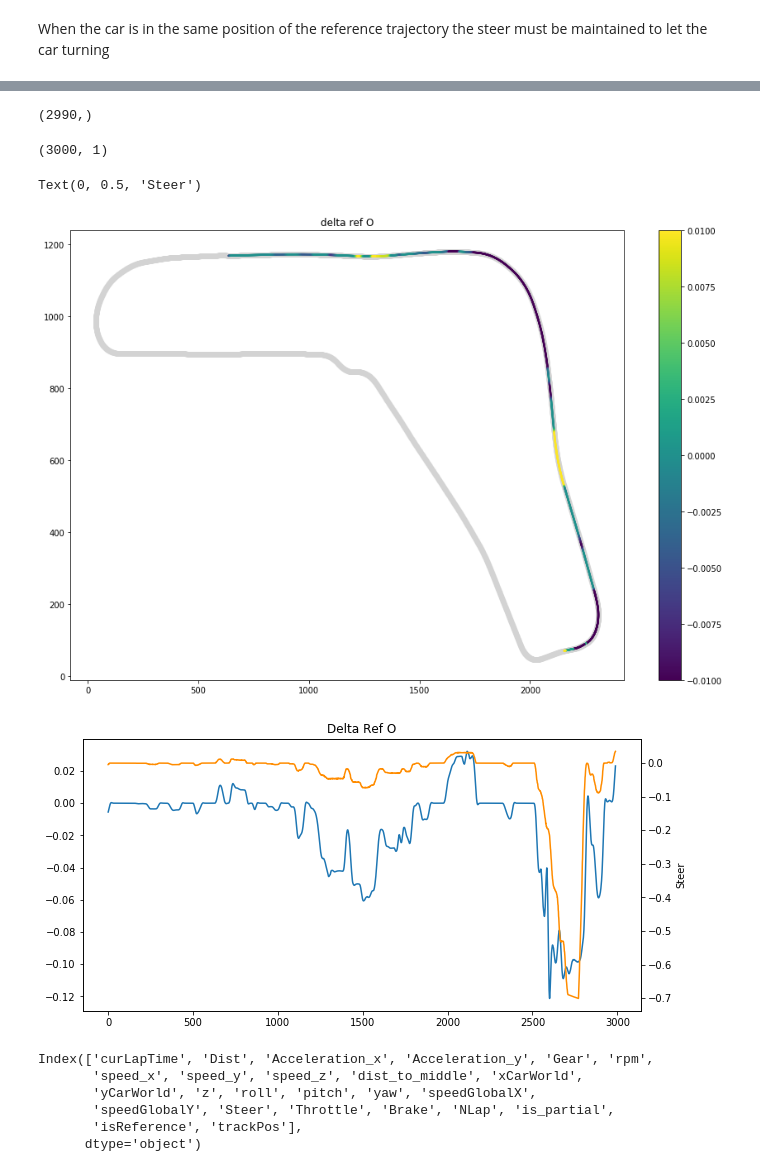
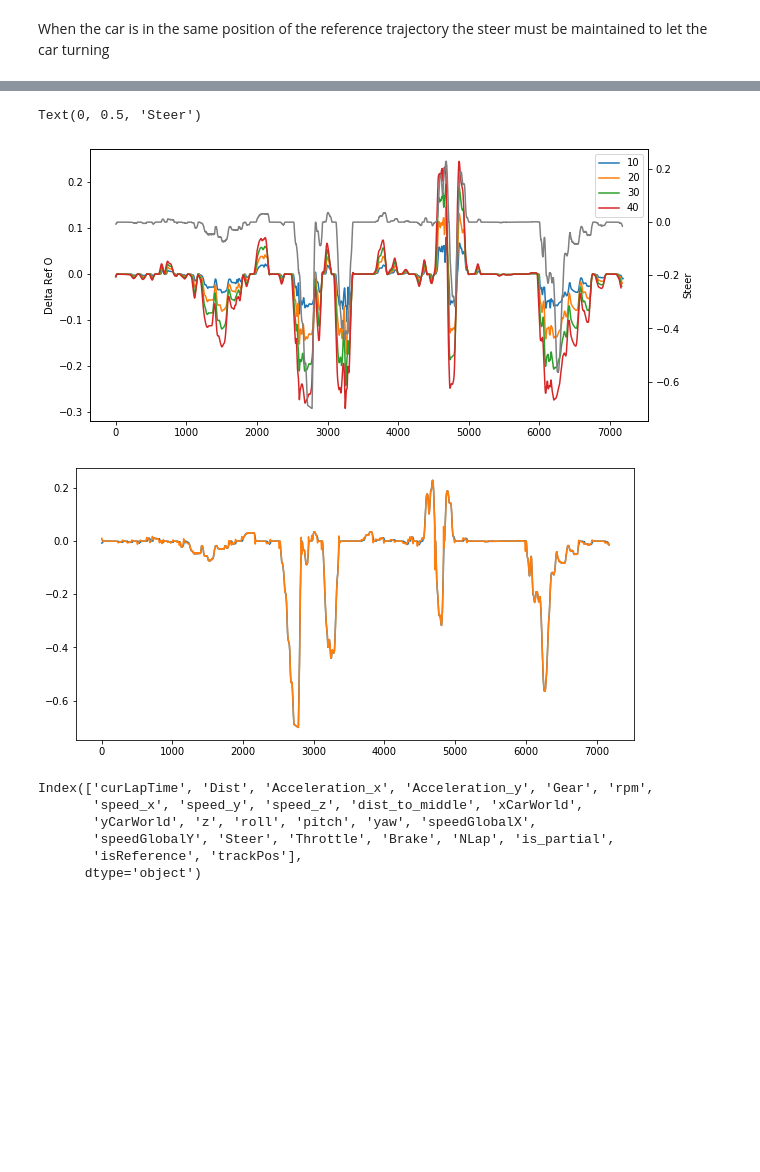
Before and after one commit to madhop/baRricheLlo, a Jupyter notebook: steer_coefficient_analysis.ipynb, the cells around one changed output, grey strips where cells are left out. Cells and saved outputs as stored; diff of their text form; code cells hidden in the pictures; blank space fills up the shorter version.

```diff
--- a/steer_coefficient_analysis.ipynb
+++ b/steer_coefficient_analysis.ipynb
@@ -67,3 +20,0 @@ strange_ids
-# %%
-y = y[:2990]
-x = x[:2990]
@@ -82,29 +21,43 @@ plt.plot(ref['yaw'].values[10:])
-# %%
-ref['xCarWorld'].values[10:3000].shape
-# %% [output]
-(2990,)
-# %%
-x.shape
-# %% [output]
-(3000, 1)
+# %%
+x_df = pd.concat([ref['yaw'].shift(-10), ref['yaw']], axis=1)
+x_df.columns = ['next', 'prev']
+x_df = x_df[:-10]
+x10 = x_df.apply(lambda x: delta_yaw(x['next'], x['prev']), axis=1).values
+
+
+x_df = pd.concat([ref['yaw'].shift(-20), ref['yaw']], axis=1)
+x_df.columns = ['next', 'prev']
+x_df = x_df[:-20]
+x20 = x_df.apply(lambda x: delta_yaw(x['next'], x['prev']), axis=1).values
+
+x_df = pd.concat([ref['yaw'].shift(-30), ref['yaw']], axis=1)
+x_df.columns = ['next', 'prev']
+x_df = x_df[:-30]
+x30 = x_df.apply(lambda x: delta_yaw(x['next'], x['prev']), axis=1).values
+
+x_df = pd.concat([ref['yaw'].shift(-40), ref['yaw']], axis=1)
+x_df.columns = ['next', 'prev']
+x_df = x_df[:-40]
+x40 = x_df.apply(lambda x: delta_yaw(x['next'], x['prev']), axis=1).values
 # %%
-plt.figure(figsize=(15,10))
+"""plt.figure(figsize=(15,10))
 plt.scatter(ref['xCarWorld'], ref['yCarWorld'], c='lightgray', alpha=0.1)
-plt.scatter(ref['xCarWorld'].values[10:3000],
-            ref['yCarWorld'].values[10:3000], s=2, c=x.ravel(), vmin=-0.01, vmax=0.01)
+plt.scatter(ref['xCarWorld'].values[:-20],
+            ref['yCarWorld'].values[:-20], s=2, c=x.ravel(), vmin=-0.01, vmax=0.01)
 plt.title('delta ref O')
-plt.colorbar()
+plt.colorbar()"""
 
 plt.figure(figsize=(10,5))
-plt.plot(x);
-plt.title('Delta Ref O')
+plt.plot(x10, label='10')
+plt.plot(x20, label='20');
+plt.plot(x30, label='30');
+plt.plot(x40, label='40')
+plt.ylabel('Delta Ref O')
+plt.legend()
 ax = plt.gca()
 ax2 = ax.twinx()
-#plt.figure(figsize=(10,5))
-ax2.plot(ref['Steer'].values[10:3000], 'darkorange')
-#plt.title('Steer');
+ax2.plot(ref['Steer'].values[:-20], 'gray')
 ax2.set_ylabel('Steer')
 # %% [output]
 Text(0, 0.5, 'Steer')
-[figure, old version]
+[figure, new version]
-[figure, removed]
@@ -111,3 +71,9 @@ Text(0, 0.5, 'Steer')
+# %%
+plt.figure(figsize=(10, 5))
+plt.plot(steer[:-21])
+plt.plot(shat);
+# %% [output]
+[figure, added]
 # %%
 ref.columns
 # %% [output]
```
Also changed, not shown: parts of 46 cells of this notebook, 3 other files.
